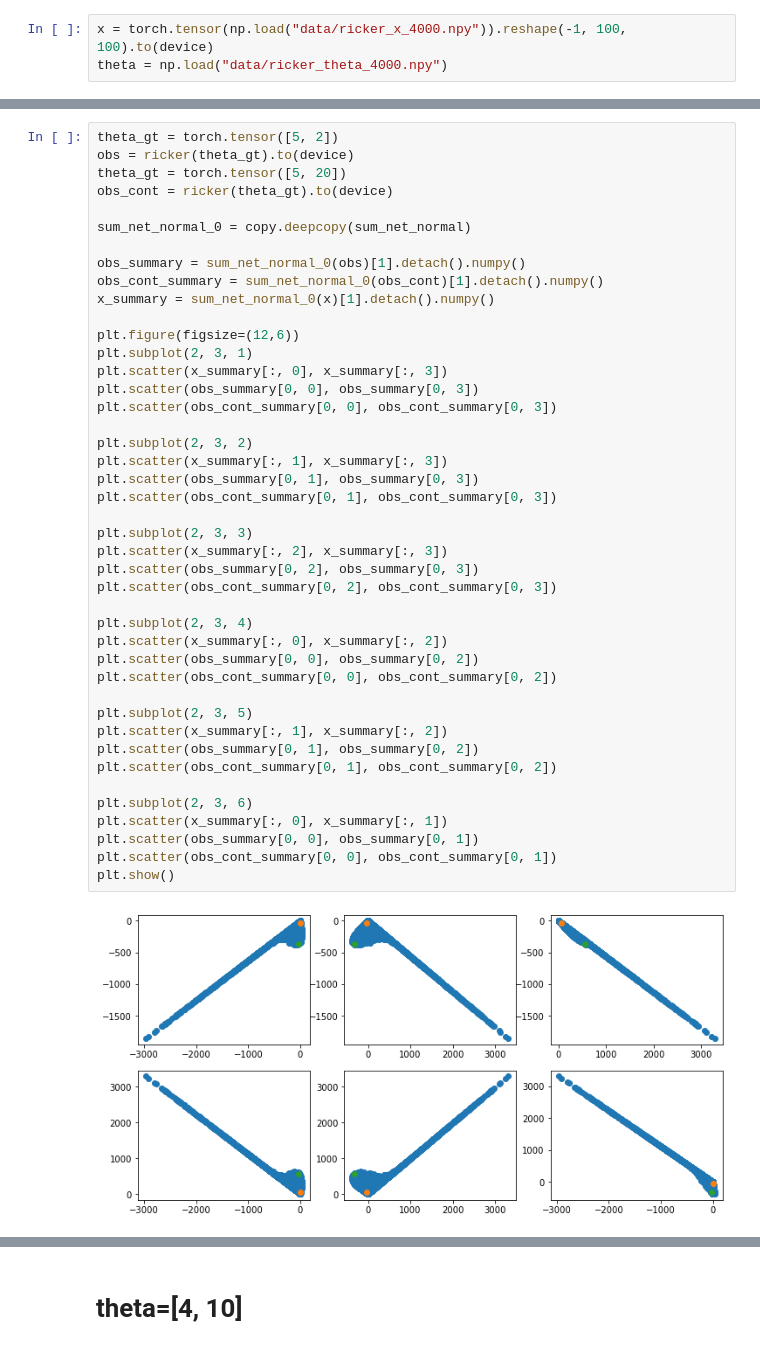
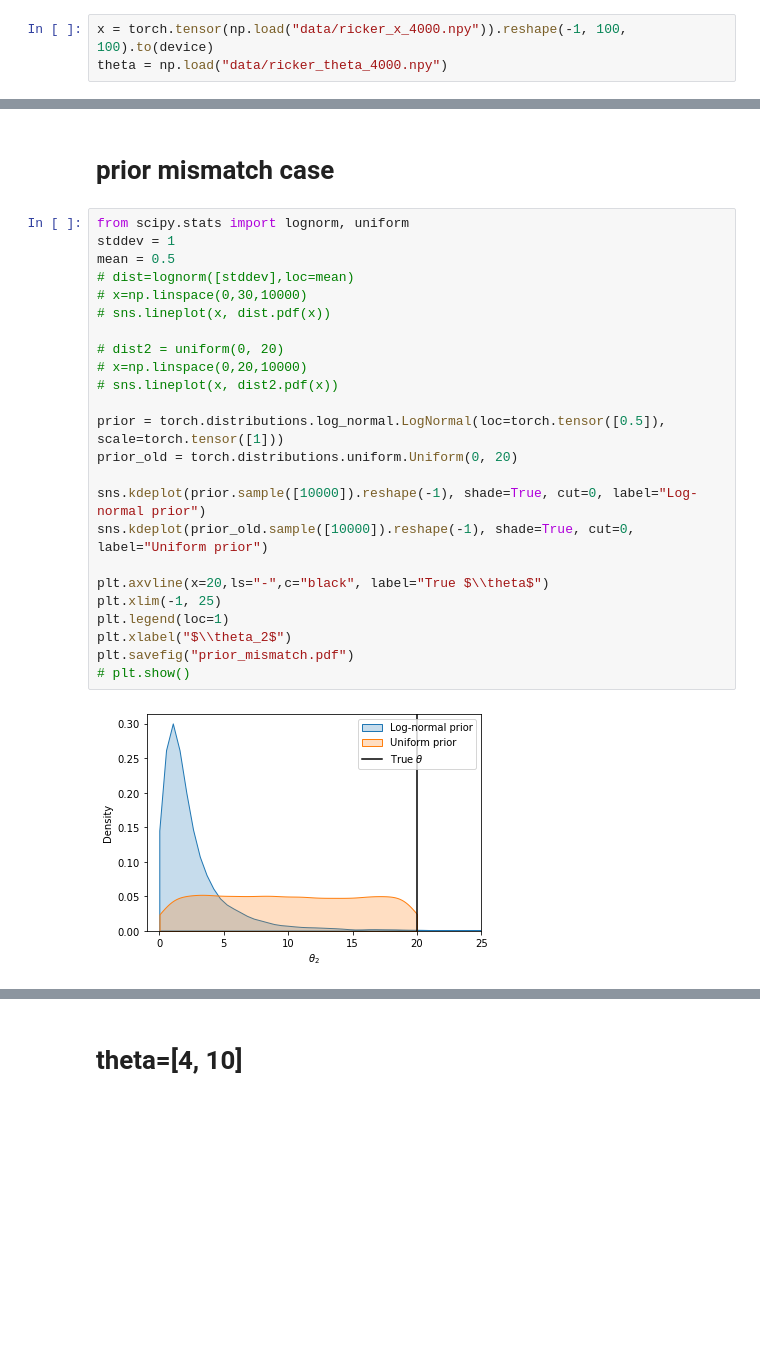
Before and after one commit to huangdaolang/robust-sbi, a Jupyter notebook: Ricker-Visualization.ipynb, the cells around one changed output, grey strips where cells are left out. Cells and saved outputs as stored; diff of their text form; blank space fills up the shorter version.

Commit message:
prior mismatch case

```diff
--- a/Ricker-Visualization.ipynb
+++ b/Ricker-Visualization.ipynb
@@ -116,45 +75,28 @@ plt.show()
-# %%
-theta_gt = torch.tensor([5, 2])
-obs = ricker(theta_gt).to(device)
-theta_gt = torch.tensor([5, 20])
-obs_cont = ricker(theta_gt).to(device)
-
-sum_net_normal_0 = copy.deepcopy(sum_net_normal)
-
-obs_summary = sum_net_normal_0(obs)[1].detach().numpy()
-obs_cont_summary = sum_net_normal_0(obs_cont)[1].detach().numpy()
-x_summary = sum_net_normal_0(x)[1].detach().numpy()
-
-plt.figure(figsize=(12,6))
-plt.subplot(2, 3, 1)
-plt.scatter(x_summary[:, 0], x_summary[:, 3])
-plt.scatter(obs_summary[0, 0], obs_summary[0, 3])
-plt.scatter(obs_cont_summary[0, 0], obs_cont_summary[0, 3])
-
-plt.subplot(2, 3, 2)
-plt.scatter(x_summary[:, 1], x_summary[:, 3])
-plt.scatter(obs_summary[0, 1], obs_summary[0, 3])
-plt.scatter(obs_cont_summary[0, 1], obs_cont_summary[0, 3])
-
-plt.subplot(2, 3, 3)
-plt.scatter(x_summary[:, 2], x_summary[:, 3])
-plt.scatter(obs_summary[0, 2], obs_summary[0, 3])
-plt.scatter(obs_cont_summary[0, 2], obs_cont_summary[0, 3])
-
-plt.subplot(2, 3, 4)
-plt.scatter(x_summary[:, 0], x_summary[:, 2])
-plt.scatter(obs_summary[0, 0], obs_summary[0, 2])
-plt.scatter(obs_cont_summary[0, 0], obs_cont_summary[0, 2])
-
-plt.subplot(2, 3, 5)
-plt.scatter(x_summary[:, 1], x_summary[:, 2])
-plt.scatter(obs_summary[0, 1], obs_summary[0, 2])
-plt.scatter(obs_cont_summary[0, 1], obs_cont_summary[0, 2])
-
-plt.subplot(2, 3, 6)
-plt.scatter(x_summary[:, 0], x_summary[:, 1])
-plt.scatter(obs_summary[0, 0], obs_summary[0, 1])
-plt.scatter(obs_cont_summary[0, 0], obs_cont_summary[0, 1])
-plt.show()
-# %% [output]
-[figure, removed]
+# %% [markdown]
+# prior mismatch case
+# %%
+from scipy.stats import lognorm, uniform
+stddev = 1
+mean = 0.5
+# dist=lognorm([stddev],loc=mean)
+# x=np.linspace(0,30,10000)
+# sns.lineplot(x, dist.pdf(x))
+
+# dist2 = uniform(0, 20)
+# x=np.linspace(0,20,10000)
+# sns.lineplot(x, dist2.pdf(x))
+
+prior = torch.distributions.log_normal.LogNormal(loc=torch.tensor([0.5]), scale=torch.tensor([1]))
+prior_old = torch.distributions.uniform.Uniform(0, 20)
+
+sns.kdeplot(prior.sample([10000]).reshape(-1), shade=True, cut=0, label="Log-normal prior")
+sns.kdeplot(prior_old.sample([10000]).reshape(-1), shade=True, cut=0, label="Uniform prior")
+
+plt.axvline(x=20,ls="-",c="black", label="True $\\theta$")
+plt.xlim(-1, 25)
+plt.legend(loc=1)
+plt.xlabel("$\\theta_2$")
+plt.savefig("prior_mismatch.pdf")
+# plt.show()
+# %% [output]
+[figure, added]
```
Also changed, not shown: parts of 4 cells of this notebook, 1 other file.
